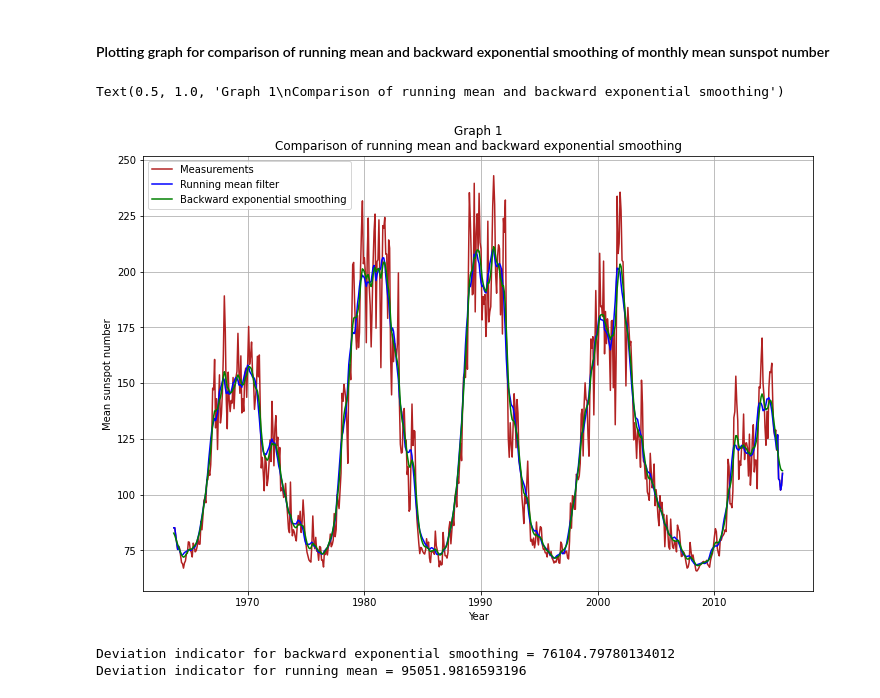
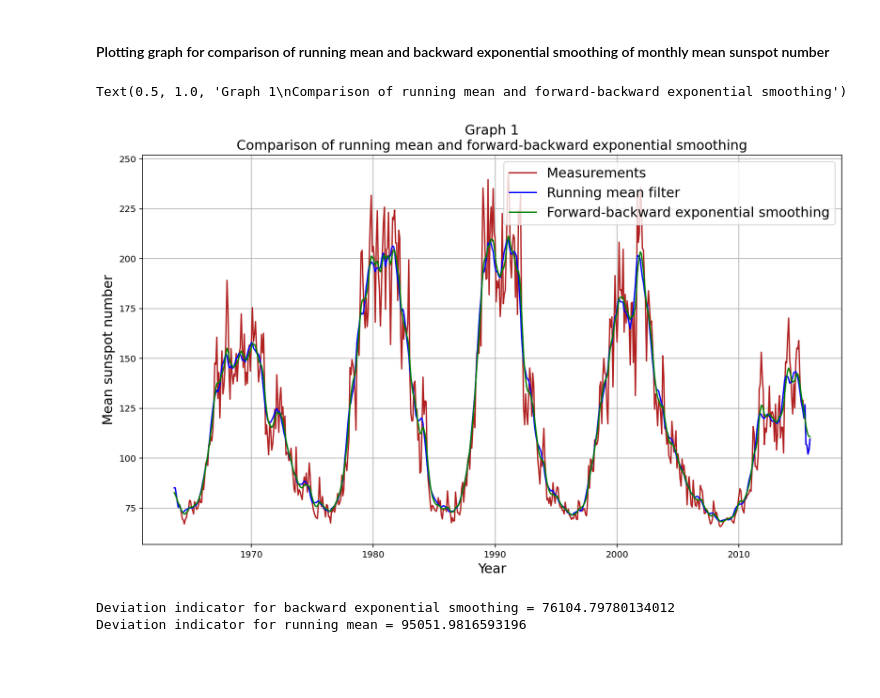
Before and after one commit to aliudvidere/EDP, a Jupyter notebook: EDP/EDP #4 Team 6.ipynb, the cells around one changed output. Cells and saved outputs as stored; diff of their text form; code cells hidden in the pictures; blank space fills up the shorter version.

```diff
--- a/EDP/EDP #4 Team 6.ipynb
+++ b/EDP/EDP #4 Team 6.ipynb
@@ -21,8 +22,7 @@ def mean_smooth(arr):
     dub = np.array(arr)
     for i in range(6, len(dub) - 6):
         k = i
-        dub[i] = 1 / 24 * dub[i-6] + 1 / 12 * (dub[i-5] + dub[i-4] + dub[i-3] + dub[i-2] + dub[i-1] + dub[i] + dub[i+1] +
-                                               dub[i+2] + dub[i+3] + dub[i+4] + dub[i+5]) + 1 / 24 * dub[i+6]
+        dub[i] = 1 / 24 * dub[i-6] + 1 / 12 * (dub[i-5] + dub[i-4] + dub[i-3] + dub[i-2] + dub[i-1] + dub[i] + dub[i+1] + dub[i+2] + dub[i+3] + dub[i+4] + dub[i+5]) + 1 / 24 * dub[i+6]
     return dub
 # %% [markdown]
 #### Setting the function for forward exponential smoothing
@@ -96,18 +96,18 @@ M = 13
 # %% [markdown]
 #### Plotting graph for comparison of running mean and backward exponential smoothing of monthly mean sunspot number
 # %%
-plt.figure(figsize=(12, 8))
+plt.figure(figsize=(14,8))
 plt.plot(data[:,0] + (data[:,1] - 1) / 12, data[:,2], color = 'firebrick')
 plt.plot(data[:,0] + (data[:,1] - 1) / 12, mean_smooth(data[:,2]), color = 'b')
 plt.plot(data[:,0] + (data[:,1] - 1) / 12, backward_exp_smooth(alp, exp_smooth(alp, data[:,2])), color = 'g')
 plt.grid()
-plt.ylabel('Mean sunspot number')
-plt.xlabel('Year')
-plt.legend(['Measurements', 'Running mean filter', 'Backward exponential smoothing'])
-plt.title('Graph 1\nComparison of running mean and backward exponential smoothing')
+plt.ylabel('Mean sunspot number',fontsize=15)
+plt.xlabel('Year',fontsize=15)
+plt.legend(['Measurements', 'Running mean filter', 'Forward-backward exponential smoothing'],fontsize=15)
+plt.title('Graph 1\nComparison of running mean and forward-backward exponential smoothing',fontsize=15)
 # %% [output]
-Text(0.5, 1.0, 'Graph 1\nComparison of running mean and backward exponential smoothing')
+Text(0.5, 1.0, 'Graph 1\nComparison of running mean and forward-backward exponential smoothing')
-[figure, old version]
+[figure, new version]
 # %%
 print('Deviation indicator for backward exponential smoothing =', deviation_indicator(data[:,2],
                                                             backward_exp_smooth(alp, exp_smooth(alp, data[:,2]))))
```
Also changed, not shown: parts of 6 cells of this notebook, 2 other files.
